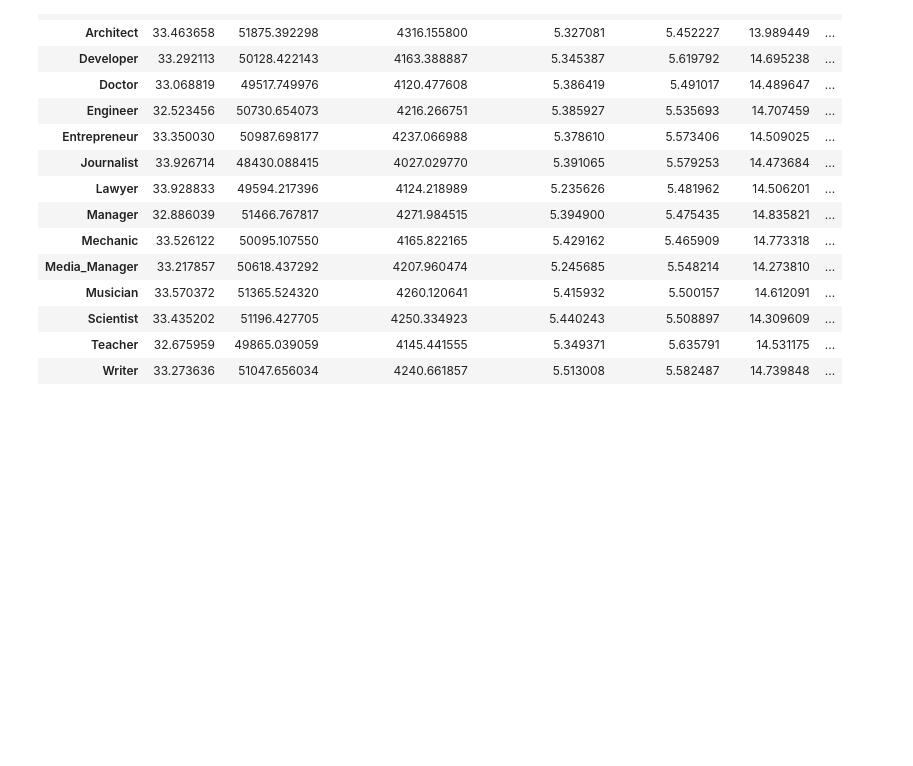
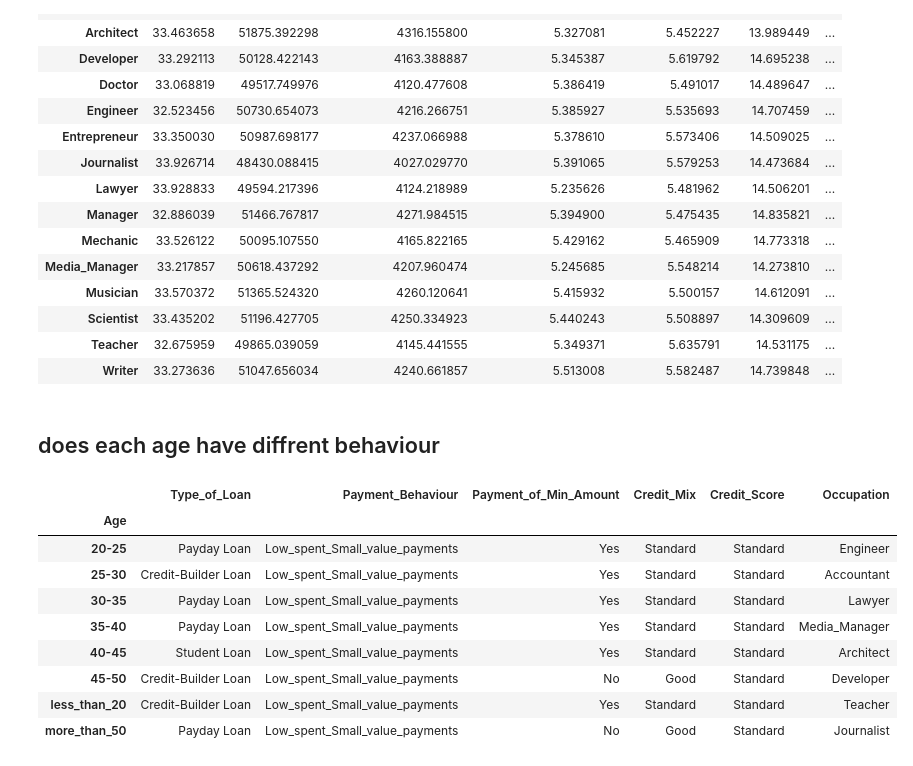
Before and after one commit to shaker113/credit_score_analysis, a Jupyter notebook: notebook.ipynb, the cells around one changed output. Cells and saved outputs as stored; diff of their text form; code cells hidden in the pictures; blank space fills up the shorter version.

```diff
--- a/notebook.ipynb
+++ b/notebook.ipynb
@@ -187,3 +183,5 @@ df.groupby('Occupation')[numerical_col].mean()
 | Scientist | 33.435202 | 51196.427705 | 4250.334923 | 5.440243 | 5.508897 | 14.309609 | ... |
 | Teacher | 32.675959 | 49865.039059 | 4145.441555 | 5.349371 | 5.635791 | 14.531175 | ... |
 | Writer | 33.273636 | 51047.656034 | 4240.661857 | 5.513008 | 5.582487 | 14.739848 | ... |
+# %% [markdown]
+## does each age have diffrent behaviour
@@ -189,0 +208,13 @@ df.groupby('Occupation')[numerical_col].mean()
+# %%
+df2.groupby('Age')[categorical_col].agg(lambda x: x.str.replace(' and ', '').str.split(',').explode().str.strip().value_counts().index[0])
+# %% [output]
+|  | Type_of_Loan | Payment_Behaviour | Payment_of_Min_Amount | Credit_Mix | Credit_Score | Occupation |
+| Age |  |  |  |  |  |  |
+| 20-25 | Payday Loan | Low_spent_Small_value_payments | Yes | Standard | Standard | Engineer |
+| 25-30 | Credit-Builder Loan | Low_spent_Small_value_payments | Yes | Standard | Standard | Accountant |
+| 30-35 | Payday Loan | Low_spent_Small_value_payments | Yes | Standard | Standard | Lawyer |
+| 35-40 | Payday Loan | Low_spent_Small_value_payments | Yes | Standard | Standard | Media_Manager |
+| 40-45 | Student Loan | Low_spent_Small_value_payments | Yes | Standard | Standard | Architect |
+| 45-50 | Credit-Builder Loan | Low_spent_Small_value_payments | No | Good | Standard | Developer |
+| less_than_20 | Credit-Builder Loan | Low_spent_Small_value_payments | Yes | Standard | Standard | Teacher |
+| more_than_50 | Payday Loan | Low_spent_Small_value_payments | No | Good | Standard | Journalist |
```
Also changed, not shown: parts of 4 cells of this notebook.
